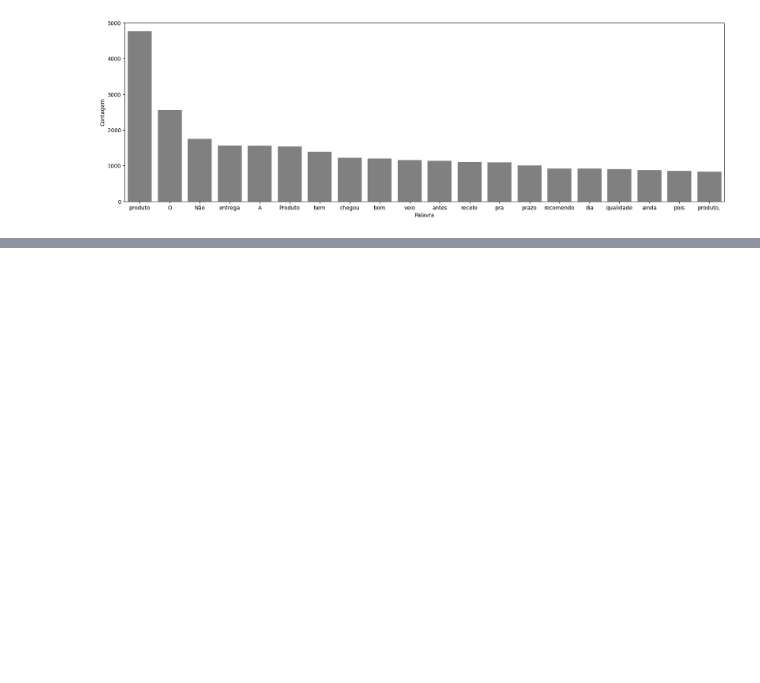
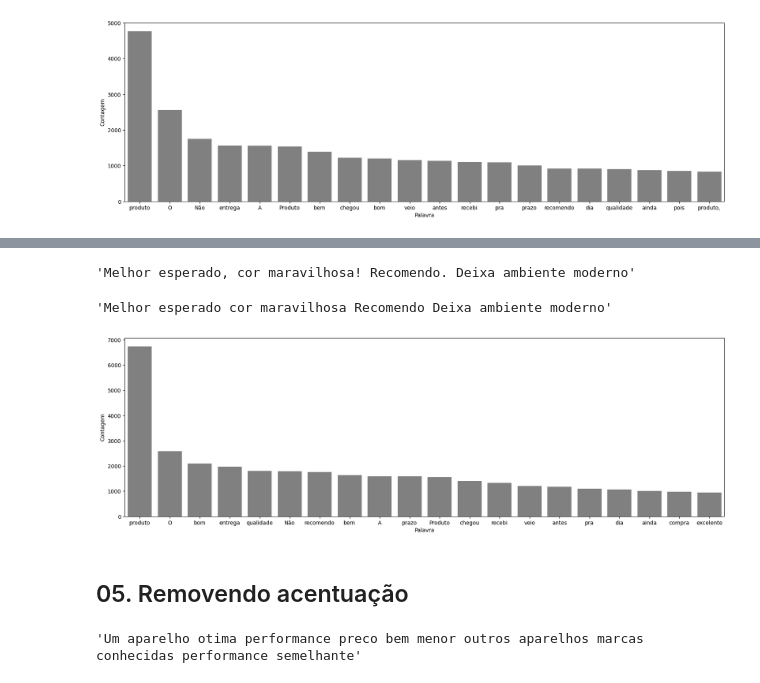
Before and after one commit to C3P0gan/Alura, a Jupyter notebook: Formacoes/NLP_com_Python/NLP_analise_de_sentimentos/analise_de_sentimentos.ipynb, the cells around one changed output, grey strips where cells are left out. Drawn from its saved outputs; the diff is of its cells as text; code cells hidden in the pictures; blank space fills up the shorter version.

```diff
--- a/Formacoes/NLP_com_Python/NLP_analise_de_sentimentos/analise_de_sentimentos.ipynb
+++ b/Formacoes/NLP_com_Python/NLP_analise_de_sentimentos/analise_de_sentimentos.ipynb
@@ -374,0 +377,6 @@ grafico_frequencia(df, 'tratamento_1', 20)
+# %%
+frase = 'Esse smartphone superou expectativas, recomendo'
+
+token_pontuacao = tokenize.WordPunctTokenizer()
+token_frase = token_pontuacao.tokenize(frase)
+token_frase
@@ -374,0 +385,9 @@ grafico_frequencia(df, 'tratamento_1', 20)
+# %%
+frase_processada = []
+
+for opiniao in df['tratamento_1']:
+    palavras_texto = token_pontuacao.tokenize(opiniao)
+    nova_frase = [palavra for palavra in palavras_texto if palavra.isalpha() and palavra not in palavras_irrelevantes]
+    frase_processada.append(' '.join(nova_frase))
+
+df['tratamento_2'] = frase_processada
@@ -374,0 +403,23 @@ grafico_frequencia(df, 'tratamento_1', 20)
+# %%
+df.loc[10, 'tratamento_1']
+# %% [output]
+'Melhor esperado, cor maravilhosa! Recomendo. Deixa ambiente moderno'
+# %%
+df.loc[10, 'tratamento_2']
+# %% [output]
+'Melhor esperado cor maravilhosa Recomendo Deixa ambiente moderno'
+# %%
+grafico_frequencia(df, 'tratamento_2', 20)
+# %% [output]
+[figure, added]
+# %% [markdown]
+## 05. Removendo acentuação
+# %%
+from unidecode import unidecode
+
+frase = 'Um aparelho ótima performance preço bem menor outros aparelhos marcas conhecidas performance semelhante'
+
+teste = unidecode(frase)
+teste
+# %% [output]
+'Um aparelho otima performance preco bem menor outros aparelhos marcas conhecidas performance semelhante'
```
Also changed, not shown: parts of 71 cells of this notebook.
